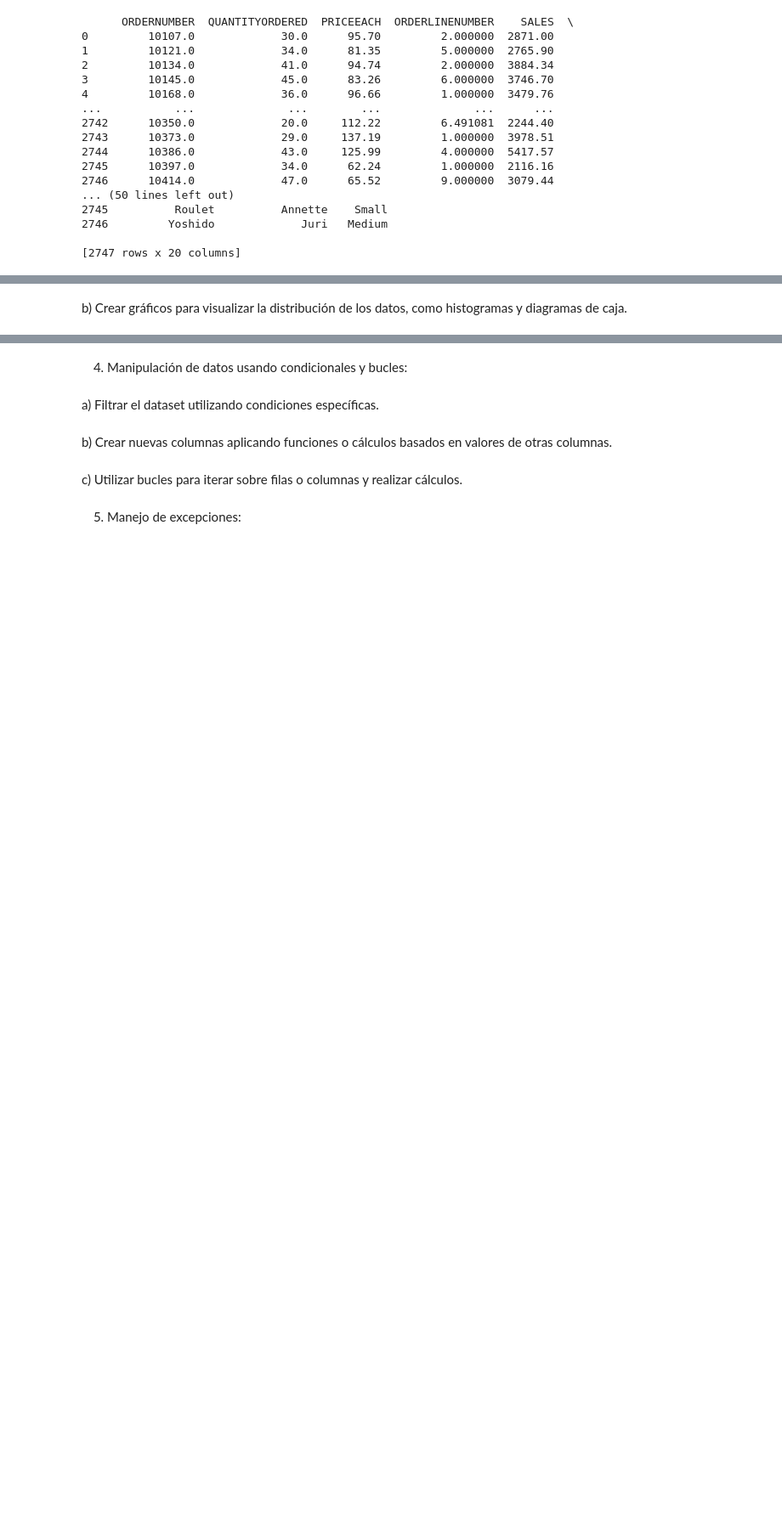
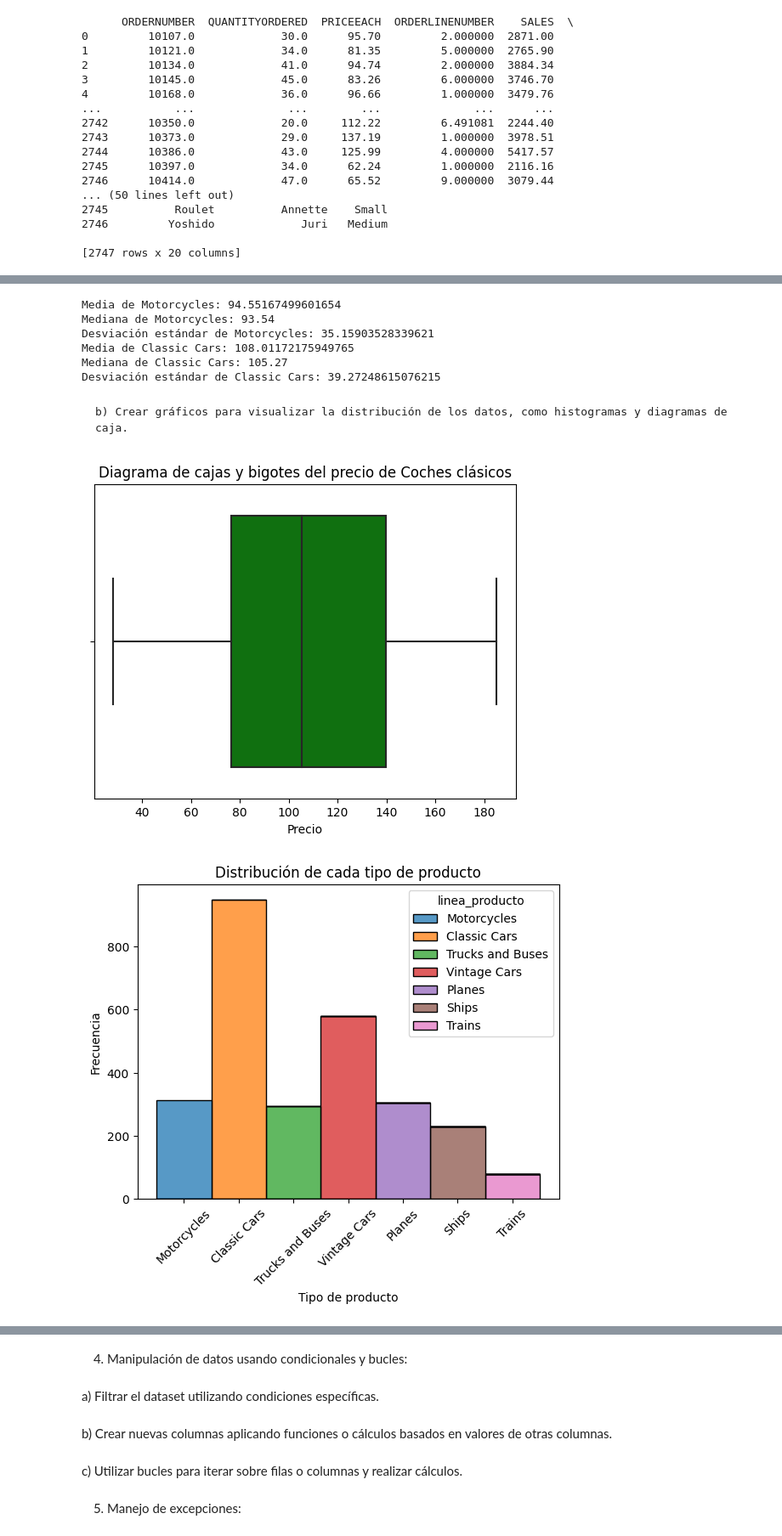
Before and after one commit to oliviaclemente/Programaci-n_Trabajo, a Jupyter notebook: jupyter.ipynb, the cells around one changed output, grey strips where cells are left out. Shown: that part at 85% size. Drawn from its saved outputs; the diff is of its cells as text; code cells hidden in the pictures; blank space fills up the shorter version.

```diff
--- a/jupyter.ipynb
+++ b/jupyter.ipynb
@@ -143,4 +253,34 @@ tendréis que crear vosotros
+# %%
+estadisticos_producto('Motorcycles', 'precio_cada_pedido')
+estadisticos_producto('Classic Cars', 'precio_cada_pedido')
+# %% [output]
+Media de Motorcycles: 94.55167499601654
+Mediana de Motorcycles: 93.54
+Desviación estándar de Motorcycles: 35.15903528339621
+Media de Classic Cars: 108.01172175949765
+Mediana de Classic Cars: 105.27
+Desviación estándar de Classic Cars: 39.27248615076215
 # %% [markdown]
-b) Crear gráficos para visualizar la distribución de los datos, como
-histogramas y diagramas de caja.
+    b) Crear gráficos para visualizar la distribución de los datos, como histogramas y diagramas de caja.
+# %%
+#Crear gráficos para visualizar la distribución de los datos, como histogramas y diagramas de caja.
+import matplotlib.pyplot as plt
+import seaborn as sns
+
+#diagrama de cajas horizontal de precio_cada_pedido para Classic Cars
+sns.boxplot(x=df[df['linea_producto'] == 'Classic Cars']['precio_cada_pedido'], color='green')
+plt.title('Diagrama de cajas y bigotes del precio de Coches clásicos')
+plt.xlabel('Precio')
+plt.show()
+
+#Histograma que muestra la distribución de cada linea_producto
+sns.histplot(data=df, x='linea_producto', hue='linea_producto', multiple='stack')
+plt.xticks(rotation=45)
+plt.title('Distribución de cada tipo de producto')
+plt.xlabel('Tipo de producto')
+plt.ylabel('Frecuencia')
+plt.show()
+# %% [output]
+[figure, added]
+[figure, added]
 # %% [markdown]
```
Also changed, not shown: parts of 49 cells of this notebook, 1 other file.
